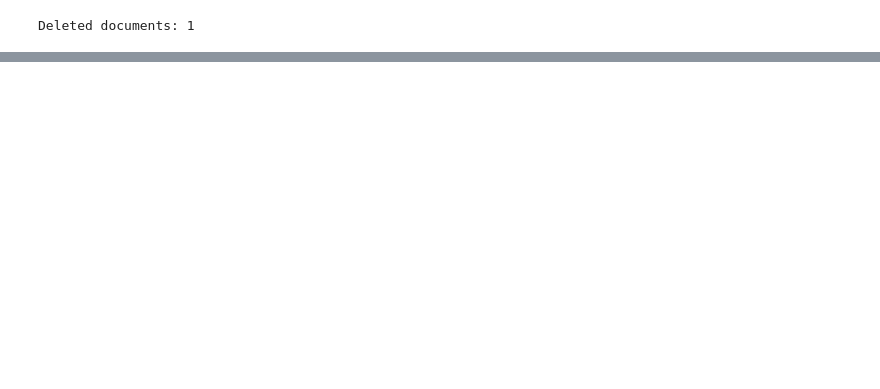
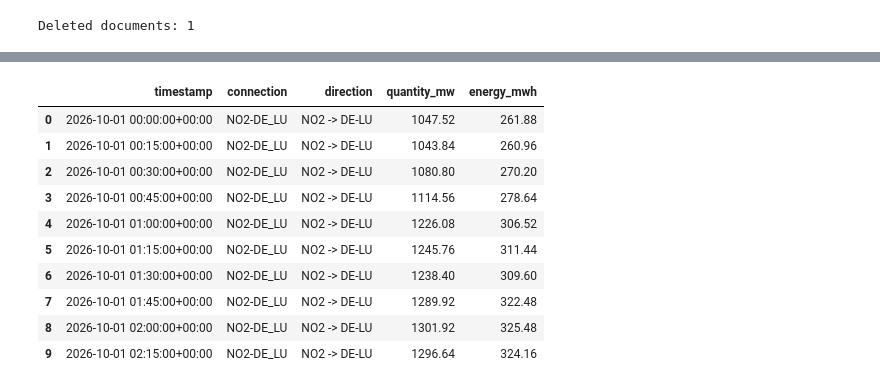
Before and after one commit to VasiliiAnderson/ind320-project, a Jupyter notebook: notebooks/compulsory_2.ipynb, the cells around one changed output, grey strips where cells are left out. Saved outputs shown, nothing was run; the diff lists cells and outputs as text; code cells hidden in the pictures; blank space fills up the shorter version.

```diff
--- a/notebooks/compulsory_2.ipynb
+++ b/notebooks/compulsory_2.ipynb
@@ -296,0 +310,19 @@ client.close()
+# %%
+params = {
+    "securityToken": ENTSOE_TOKEN,
+    "documentType": "A11",
+    "out_Domain": NO2,
+    "in_Domain": DE_LU,
+    "periodStart": "202610010000",
+    "periodEnd": "202610020000",
+}
+
+response = requests.get(
+    ENTSOE_API_URL,
+    params=params,
+    timeout=30,
+)
+
+print("Status code:", response.status_code)
+print("Content type:", response.headers.get("Content-Type"))
+print(response.text[:500])
@@ -296,0 +435,8 @@ client.close()
+# %%
+test_flow_df = parse_entsoe_physical_flow(
+    response.text,
+    connection="NO2-DE_LU",
+    direction="NO2 -> DE-LU",
+)
+
+test_flow_df.head()
@@ -296,0 +468,22 @@ client.close()
+# %%
+test_flow_df[
+    [
+        "timestamp",
+        "connection",
+        "direction",
+        "quantity_mw",
+        "energy_mwh",
+    ]
+].head(10)
+# %% [output]
+|  | timestamp | connection | direction | quantity_mw | energy_mwh |
+| 0 | 2026-10-01 00:00:00+00:00 | NO2-DE_LU | NO2 -> DE-LU | 1047.52 | 261.88 |
+| 1 | 2026-10-01 00:15:00+00:00 | NO2-DE_LU | NO2 -> DE-LU | 1043.84 | 260.96 |
+| 2 | 2026-10-01 00:30:00+00:00 | NO2-DE_LU | NO2 -> DE-LU | 1080.80 | 270.20 |
+| 3 | 2026-10-01 00:45:00+00:00 | NO2-DE_LU | NO2 -> DE-LU | 1114.56 | 278.64 |
+| 4 | 2026-10-01 01:00:00+00:00 | NO2-DE_LU | NO2 -> DE-LU | 1226.08 | 306.52 |
+| 5 | 2026-10-01 01:15:00+00:00 | NO2-DE_LU | NO2 -> DE-LU | 1245.76 | 311.44 |
+| 6 | 2026-10-01 01:30:00+00:00 | NO2-DE_LU | NO2 -> DE-LU | 1238.40 | 309.60 |
+| 7 | 2026-10-01 01:45:00+00:00 | NO2-DE_LU | NO2 -> DE-LU | 1289.92 | 322.48 |
+| 8 | 2026-10-01 02:00:00+00:00 | NO2-DE_LU | NO2 -> DE-LU | 1301.92 | 325.48 |
+| 9 | 2026-10-01 02:15:00+00:00 | NO2-DE_LU | NO2 -> DE-LU | 1296.64 | 324.16 |
```
Also changed, not shown: parts of 28 cells of this notebook, 2 other files.
